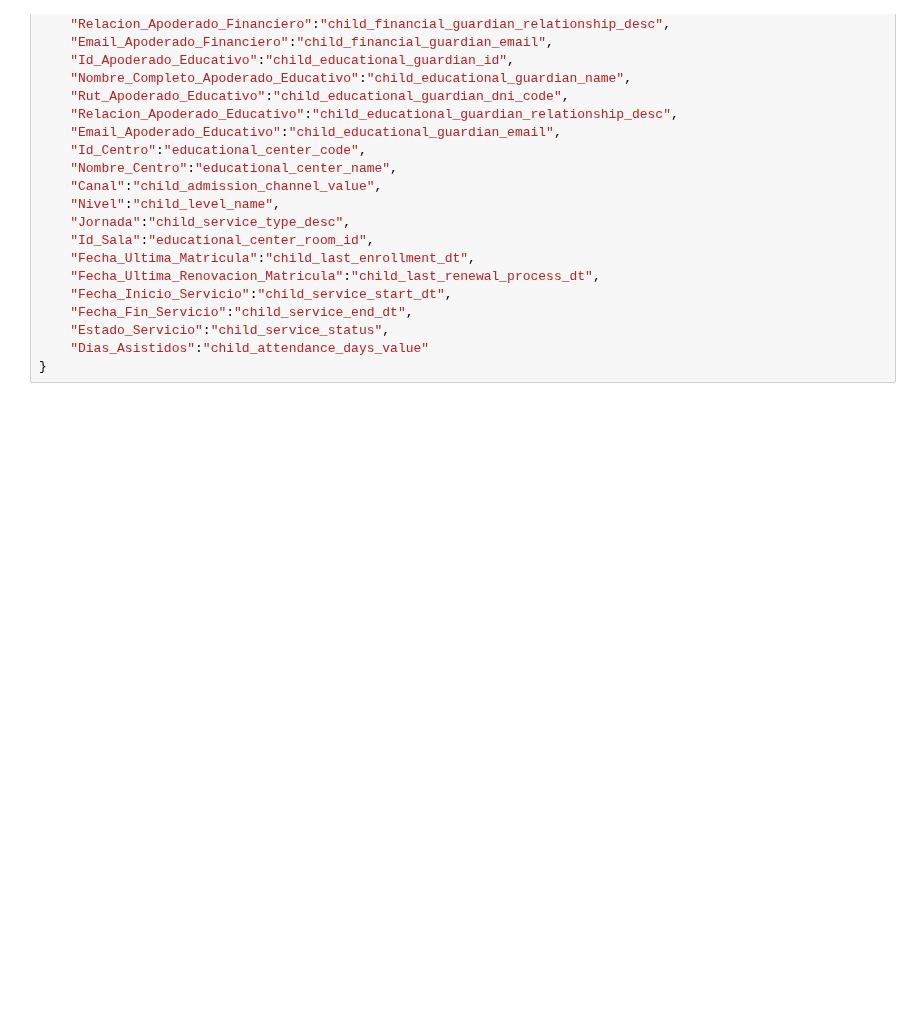
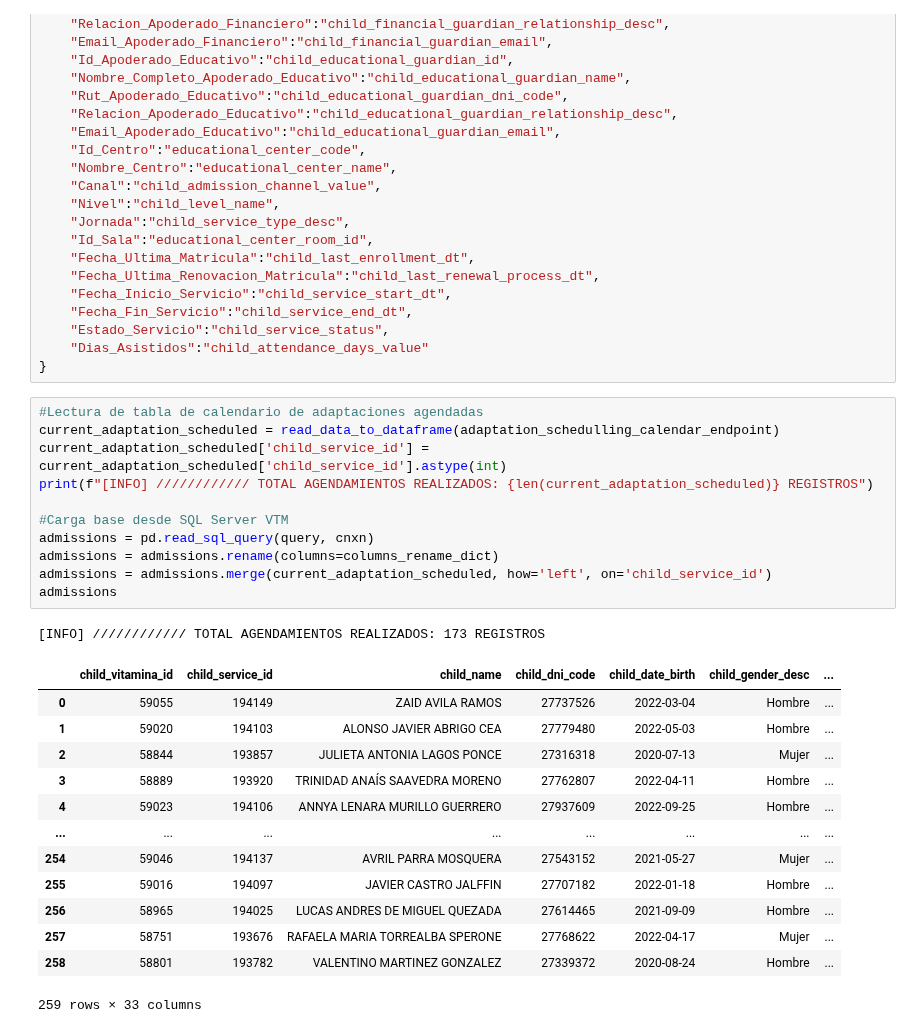
Before and after one commit to felipe-martin/mailchimp-automation, a Jupyter notebook: notebooks/insert_rows_xano.ipynb, the cells around one changed output. Saved outputs shown, nothing was run; the diff lists cells and outputs as text; blank space fills up the shorter version.

```diff
--- a/notebooks/insert_rows_xano.ipynb
+++ b/notebooks/insert_rows_xano.ipynb
@@ -359,4 +359,30 @@ columns_rename_dict = {
     "Estado_Servicio":"child_service_status",
     "Dias_Asistidos":"child_attendance_days_value"
 }
+# %%
+#Lectura de tabla de calendario de adaptaciones agendadas
+current_adaptation_scheduled = read_data_to_dataframe(adaptation_schedulling_calendar_endpoint)
+current_adaptation_scheduled['child_service_id'] = current_adaptation_scheduled['child_service_id'].astype(int)
+print(f"[INFO] //////////// TOTAL AGENDAMIENTOS REALIZADOS: {len(current_adaptation_scheduled)} REGISTROS")
+
+#Carga base desde SQL Server VTM
+admissions = pd.read_sql_query(query, cnxn)
+admissions = admissions.rename(columns=columns_rename_dict)
+admissions = admissions.merge(current_adaptation_scheduled, how='left', on='child_service_id')
+admissions
+# %% [output]
+[INFO] //////////// TOTAL AGENDAMIENTOS REALIZADOS: 173 REGISTROS
+|  | child_vitamina_id | child_service_id | child_name | child_dni_code | child_date_birth | child_gender_desc | ... |
+| 0 | 59055 | 194149 | ZAID AVILA RAMOS | 27737526 | 2022-03-04 | Hombre | ... |
+| 1 | 59020 | 194103 | ALONSO JAVIER ABRIGO CEA | 27779480 | 2022-05-03 | Hombre | ... |
+| 2 | 58844 | 193857 | JULIETA ANTONIA LAGOS PONCE | 27316318 | 2020-07-13 | Mujer | ... |
+| 3 | 58889 | 193920 | TRINIDAD ANAÍS SAAVEDRA MORENO | 27762807 | 2022-04-11 | Hombre | ... |
+| 4 | 59023 | 194106 | ANNYA LENARA MURILLO GUERRERO | 27937609 | 2022-09-25 | Hombre | ... |
+| ... | ... | ... | ... | ... | ... | ... | ... |
+| 254 | 59046 | 194137 | AVRIL PARRA MOSQUERA | 27543152 | 2021-05-27 | Mujer | ... |
+| 255 | 59016 | 194097 | JAVIER CASTRO JALFFIN | 27707182 | 2022-01-18 | Hombre | ... |
+| 256 | 58965 | 194025 | LUCAS ANDRES DE MIGUEL QUEZADA | 27614465 | 2021-09-09 | Hombre | ... |
+| 257 | 58751 | 193676 | RAFAELA MARIA TORREALBA SPERONE | 27768622 | 2022-04-17 | Mujer | ... |
+| 258 | 58801 | 193782 | VALENTINO MARTINEZ GONZALEZ | 27339372 | 2020-08-24 | Hombre | ... |
+259 rows × 33 columns
 # %%
```
Also changed, not shown: parts of 1 cell of this notebook, 7 other files.
